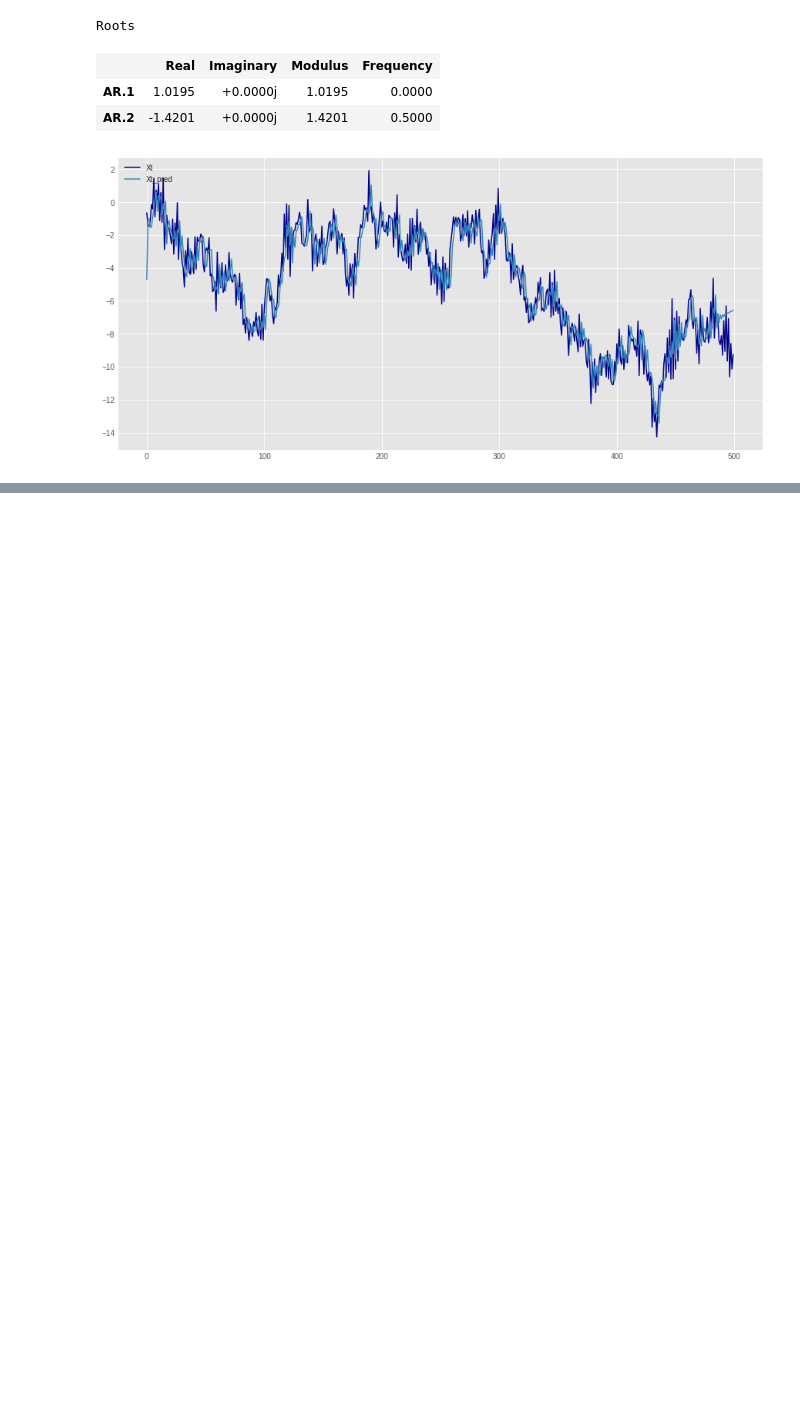
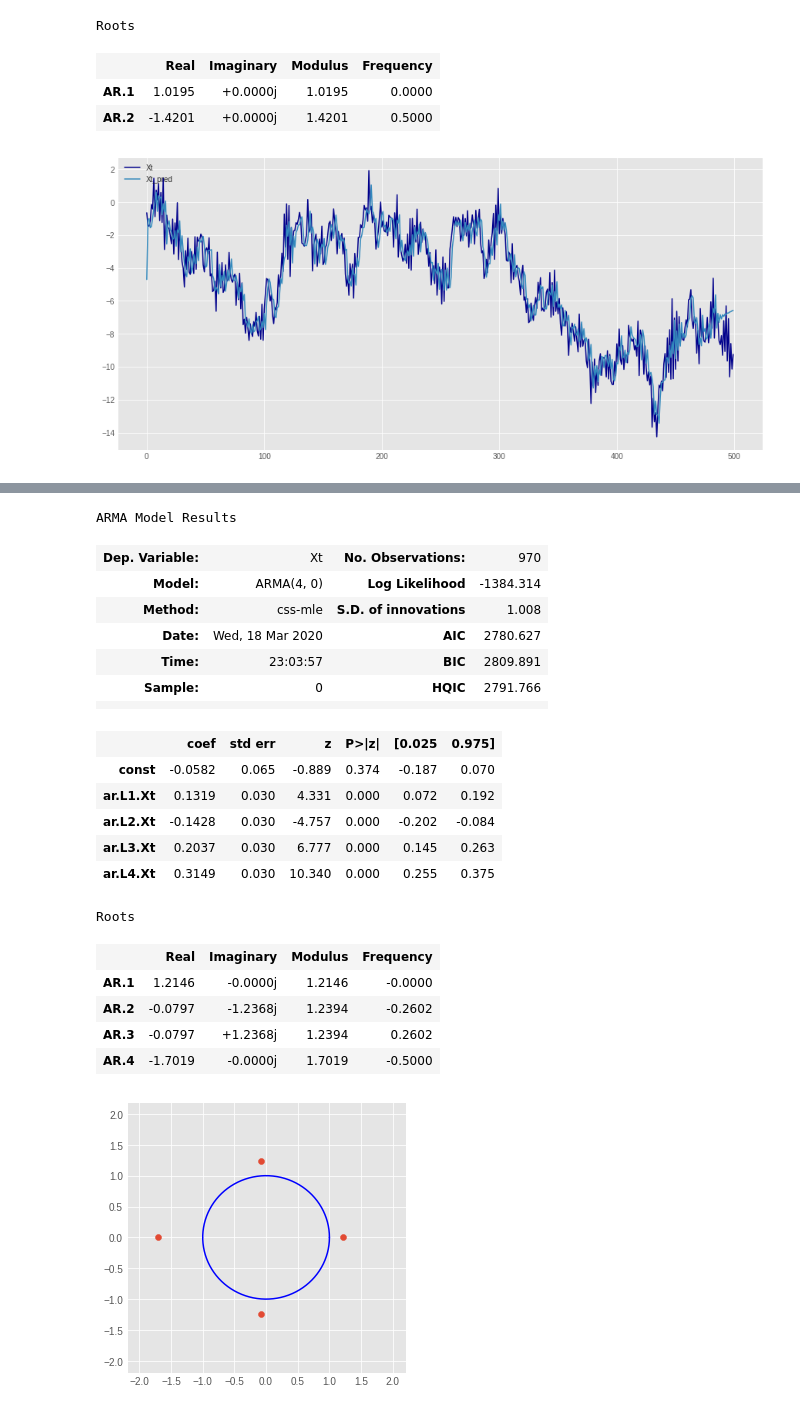
Before and after one commit to ErickEduardoAH/TimeSeriesAnalysis, a Jupyter notebook: 1.3 Time Series Stationary Models - Autoregresive Time Series.ipynb, the cells around one changed output, grey strips where cells are left out. Cells and saved outputs as stored; diff of their text form; code cells hidden in the pictures; blank space fills up the shorter version.

```diff
--- a/1.3 Time Series Stationary Models - Autoregresive Time Series.ipynb
+++ b/1.3 Time Series Stationary Models - Autoregresive Time Series.ipynb
@@ -1049,0 +1157,36 @@ plotTimeSeries(time_series_df)
+# %%
+from statsmodels.tsa.arima_model import ARMA
+
+endog = 'Xt'
+train_fraction = 0.97
+k = int(len(time_series_df)*train_fraction)
+p = 4
+
+time_series_train = time_series_df[:k]
+time_series_test = time_series_df[k:]
+
+ar_p_model = ARMA(time_series_train[endog],order=(p,0)).fit()
+display(ar_p_model.summary())
+plot_ar_p_roots(ar_p_model,figsize=(5,5))
+# %% [output]
+ARMA Model Results
+| Dep. Variable: | Xt | No. Observations: | 970 |
+| Model: | ARMA(4, 0) | Log Likelihood | -1384.314 |
+| Method: | css-mle | S.D. of innovations | 1.008 |
+| Date: | Wed, 18 Mar 2020 | AIC | 2780.627 |
+| Time: | 23:03:57 | BIC | 2809.891 |
+| Sample: | 0 | HQIC | 2791.766 |
+|  |  |  |  |
+|  | coef | std err | z | P>|z| | [0.025 | 0.975] |
+| const | -0.0582 | 0.065 | -0.889 | 0.374 | -0.187 | 0.070 |
+| ar.L1.Xt | 0.1319 | 0.030 | 4.331 | 0.000 | 0.072 | 0.192 |
+| ar.L2.Xt | -0.1428 | 0.030 | -4.757 | 0.000 | -0.202 | -0.084 |
+| ar.L3.Xt | 0.2037 | 0.030 | 6.777 | 0.000 | 0.145 | 0.263 |
+| ar.L4.Xt | 0.3149 | 0.030 | 10.340 | 0.000 | 0.255 | 0.375 |
+Roots
+|  | Real | Imaginary | Modulus | Frequency |
+| AR.1 | 1.2146 | -0.0000j | 1.2146 | -0.0000 |
+| AR.2 | -0.0797 | -1.2368j | 1.2394 | -0.2602 |
+| AR.3 | -0.0797 | +1.2368j | 1.2394 | 0.2602 |
+| AR.4 | -1.7019 | -0.0000j | 1.7019 | -0.5000 |
+[figure, added]
```
Also changed, not shown: parts of 16 cells of this notebook.
